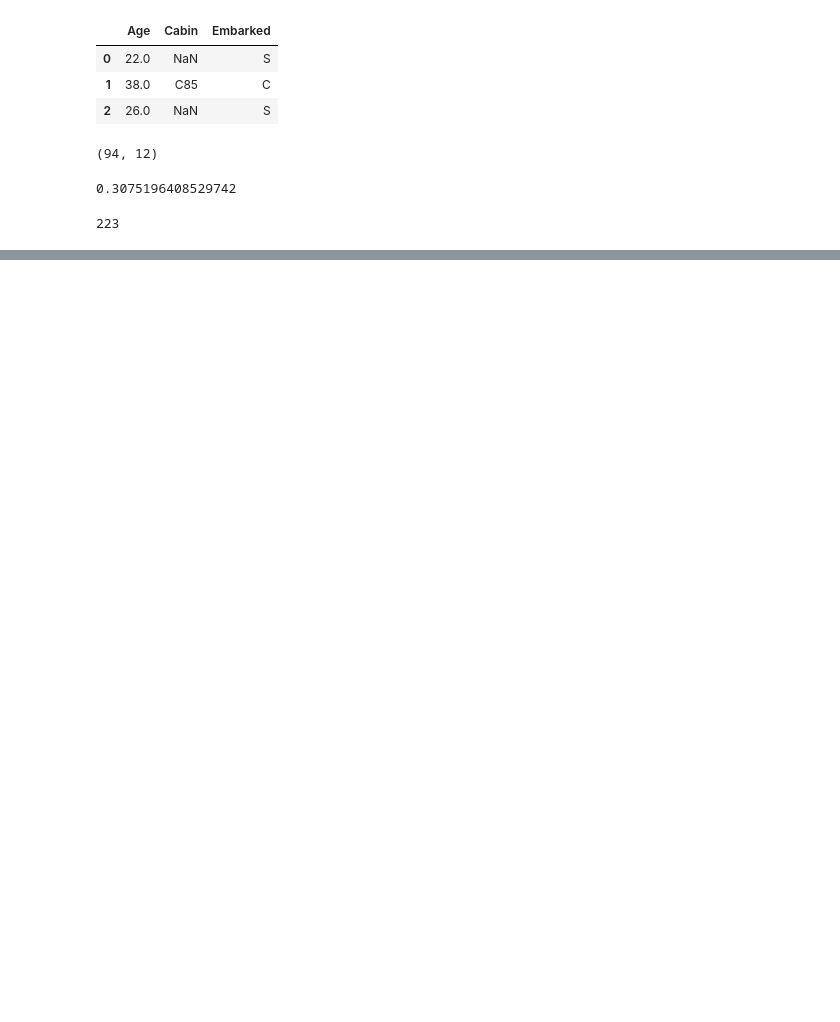
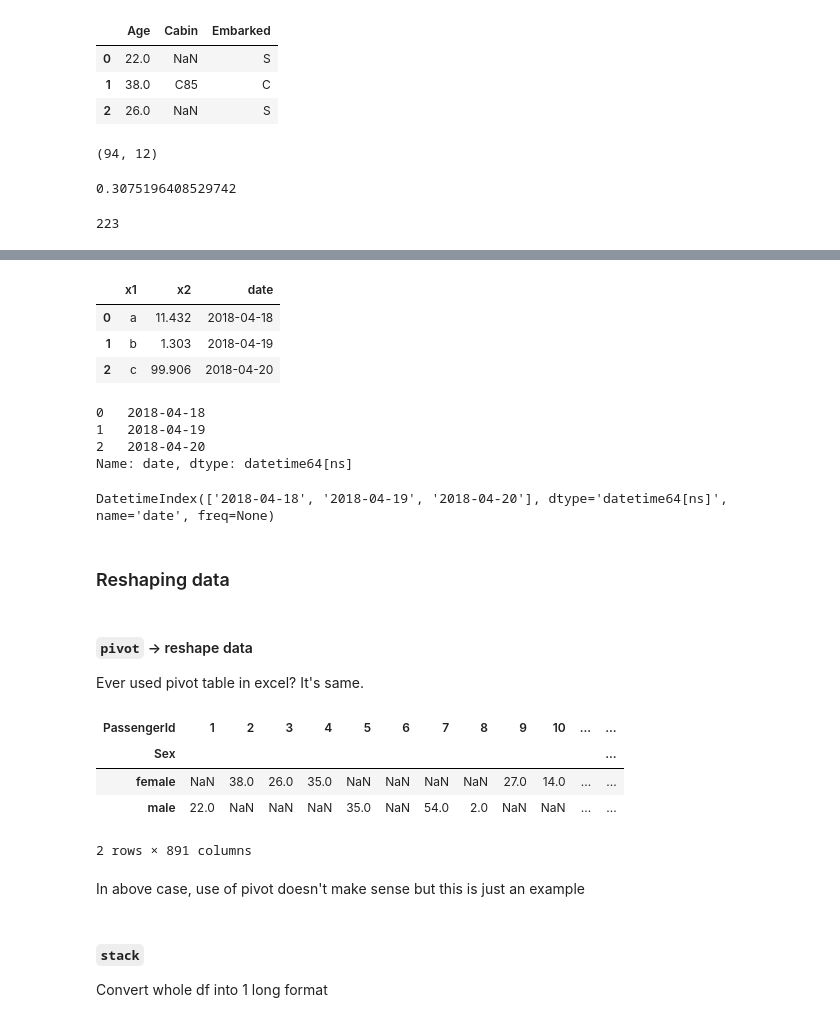
Before and after one commit to groverpr/learn_python_libraries, a Jupyter notebook: pandas/pandas_cheatsheet.ipynb, the cells around one changed output, grey strips where cells are left out. Cells and saved outputs as stored; diff of their text form; code cells hidden in the pictures; blank space fills up the shorter version.

```diff
--- a/pandas/pandas_cheatsheet.ipynb
+++ b/pandas/pandas_cheatsheet.ipynb
@@ -268,0 +643,39 @@ Diffe
+# %%
+data1
+# %% [output]
+|  | x1 | x2 | date |
+| 0 | a | 11.432 | 2018-04-18 |
+| 1 | b | 1.303 | 2018-04-19 |
+| 2 | c | 99.906 | 2018-04-20 |
+# %%
+data1.date
+# %% [output]
+0   2018-04-18
+1   2018-04-19
+2   2018-04-20
+Name: date, dtype: datetime64[ns]
+# %%
+pd.DatetimeIndex(data1.date)
+# %% [output]
+DatetimeIndex(['2018-04-18', '2018-04-19', '2018-04-20'], dtype='datetime64[ns]', name='date', freq=None)
+# %% [markdown]
+### Reshaping data
+# %% [markdown]
+#### `pivot` -> reshape data
+Ever used pivot table in excel? It's same.
+# %%
+# index = new index, columns = new_columns, values = values to put
+
+df.pivot(index='Sex', columns = 'PassengerId', values = 'Age')
+# %% [output]
+| PassengerId | 1 | 2 | 3 | 4 | 5 | 6 | 7 | 8 | 9 | 10 | ... | ... |
+| Sex |  |  |  |  |  |  |  |  |  |  |  | ... |
+| female | NaN | 38.0 | 26.0 | 35.0 | NaN | NaN | NaN | NaN | 27.0 | 14.0 | ... | ... |
+| male | 22.0 | NaN | NaN | NaN | 35.0 | NaN | 54.0 | 2.0 | NaN | NaN | ... | ... |
+2 rows × 891 columns
+# %% [markdown]
+In above case, use of pivot doesn't make sense but this is just an example
+# %% [markdown]
+#### `stack`
+
+Convert whole df into 1 long format
```
Also changed, not shown: parts of 109 cells of this notebook, 3 other files.
